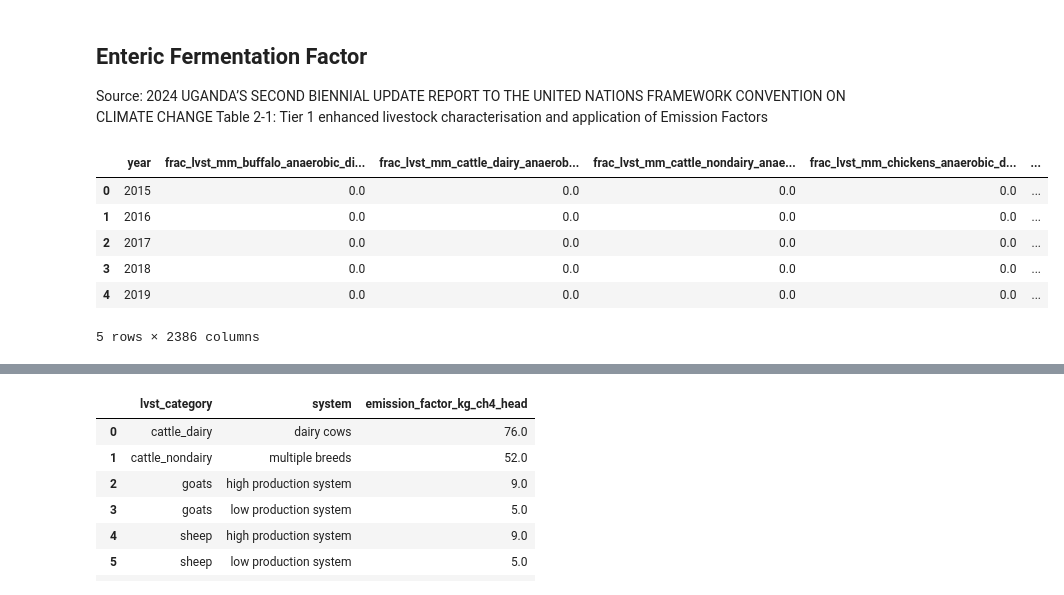
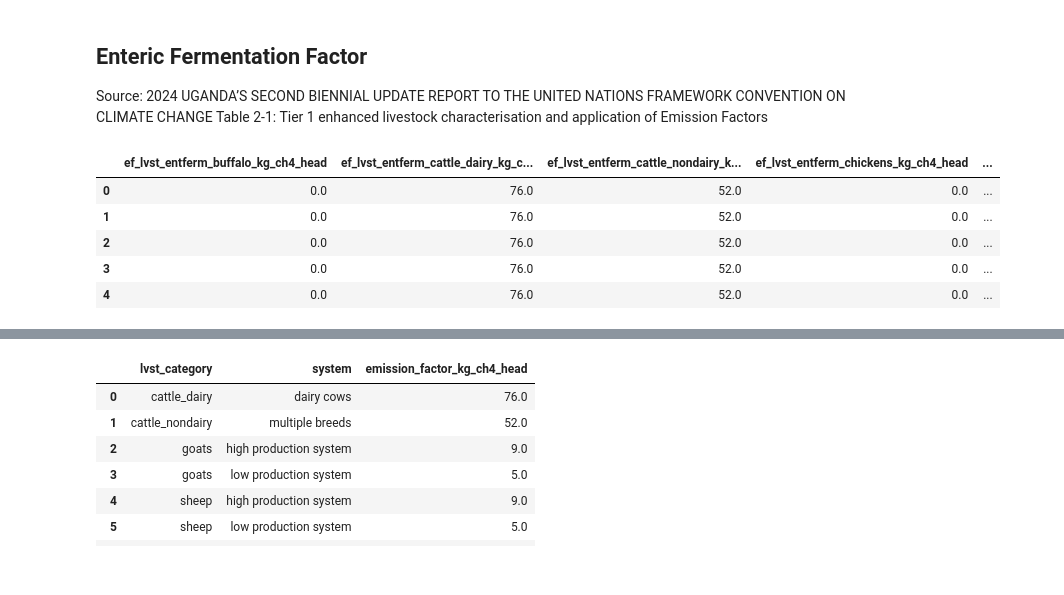
Before and after one commit to sisepuede-framework/ssp_uganda_data, a Jupyter notebook: data_processing/ENTERIC_FERMENTATION_FACTOR.ipynb, the cells around one changed output, grey strips where cells are left out. Cells and saved outputs as stored; diff of their text form; code cells hidden in the pictures.

```diff
--- a/data_processing/ENTERIC_FERMENTATION_FACTOR.ipynb
+++ b/data_processing/ENTERIC_FERMENTATION_FACTOR.ipynb
@@ -11,3 +19,40 @@ import numpy as np
+# %%
+import importlib
+dict_ssp = cdn._setup_sisepuede_elements()
+
+matt = dict_ssp.get("model_attributes", )
+models = dict_ssp.get("models", )
+regions = dict_ssp.get("regions", )
+time_periods = dict_ssp.get("time_periods", )
+
+
+# set the key model and export file name
+_MODVAR_ENTFERM = matt.get_variable(models.model_afolu.modvar_lvst_ef_ch4_ef)
+_MODVAR_POP = matt.get_variable(models.model_afolu.modvar_lvst_pop, )
+_MODVAR_POP_INIT = matt.get_variable(models.model_afolu.modvar_lvst_pop_init, )
+_FN_EXPORT = cdn.file_name_from_variable(_MODVAR_ENTFERM, )
+
+# units manager
+_UM_MASS = matt.get_unit("mass")
+
+# build base input using latest data (will need some estimates for alignment)
+uga_legacy_df = cdn._build_from_outputs(
+    (
+        min(time_periods.all_years),
+        max(time_periods.all_years)
+    ),
+    fns_exclude = [
+        _FN_EXPORT
+    ],
+    force_complete_build = True,
+    merge_type = "outer",
+    print_info = False,
+    stop_on_error = True,
+)
+
+uga_legacy_df = time_periods.tps_to_years(
+    uga_legacy_df,
+)
 # %%
 # Set up paths
 CURRENT_DIR_PATH = os.getcwd()
@@ -18,12 +62,11 @@ LVST_DATA_DIR_PATH = os.path.join(INPUT_DATA_DIR_PATH, "lvst")
 # %%
 # Load original uganda data
-uga_legacy_df = pd.read_csv(os.path.join(INPUT_DATA_DIR_PATH, "sisepuede_raw_global_inputs_uganda.csv"))
-uga_legacy_df.head()
+ef_lvst_entferm_legacy_df = _MODVAR_ENTFERM.get_from_dataframe(uga_legacy_df)
+ef_lvst_entferm_legacy_df.head()
 # %% [output]
-|  | year | frac_lvst_mm_buffalo_anaerobic_di... | frac_lvst_mm_cattle_dairy_anaerob... | frac_lvst_mm_cattle_nondairy_anae... | frac_lvst_mm_chickens_anaerobic_d... | ... |
-| 0 | 2015 | 0.0 | 0.0 | 0.0 | 0.0 | ... |
-| 1 | 2016 | 0.0 | 0.0 | 0.0 | 0.0 | ... |
-| 2 | 2017 | 0.0 | 0.0 | 0.0 | 0.0 | ... |
-| 3 | 2018 | 0.0 | 0.0 | 0.0 | 0.0 | ... |
-| 4 | 2019 | 0.0 | 0.0 | 0.0 | 0.0 | ... |
+|  | ef_lvst_entferm_buffalo_kg_ch4_head | ef_lvst_entferm_cattle_dairy_kg_c... | ef_lvst_entferm_cattle_nondairy_k... | ef_lvst_entferm_chickens_kg_ch4_head | ... |
+| 0 | 0.0 | 76.0 | 52.0 | 0.0 | ... |
+| 1 | 0.0 | 76.0 | 52.0 | 0.0 | ... |
+| 2 | 0.0 | 76.0 | 52.0 | 0.0 | ... |
+| 3 | 0.0 | 76.0 | 52.0 | 0.0 | ... |
+| 4 | 0.0 | 76.0 | 52.0 | 0.0 | ... |
-5 rows × 2386 columns
```
Also changed, not shown: parts of 15 cells of this notebook, 3 other files.
